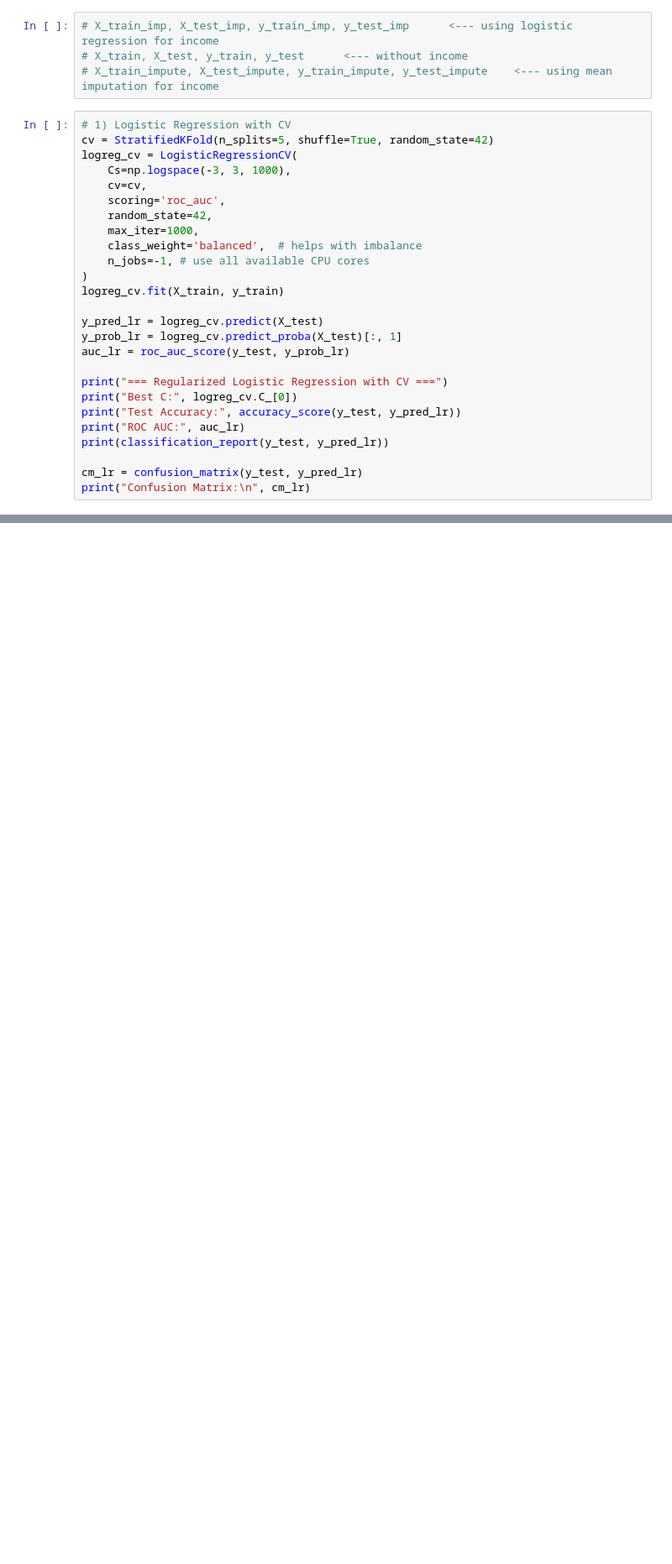
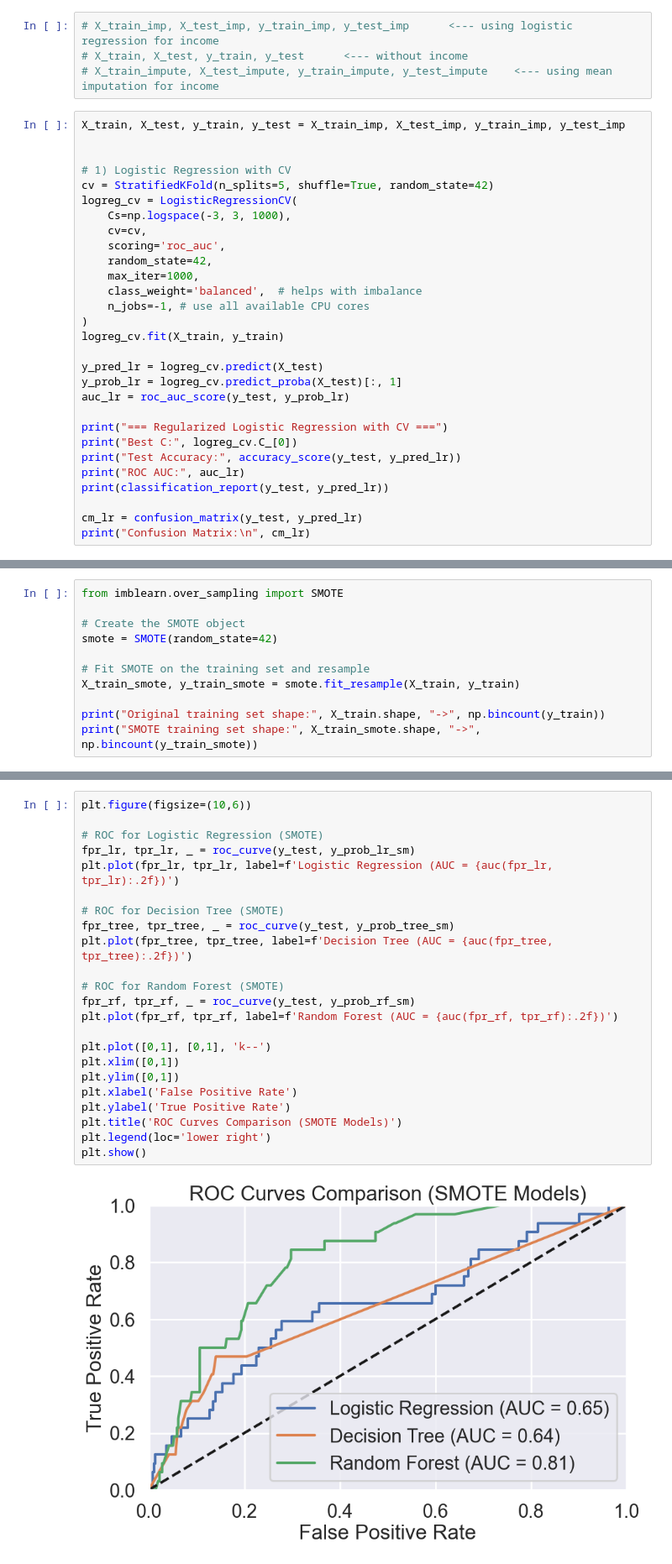
Before and after one commit to ulasawczuk/clinic3, a Jupyter notebook: clinic3/clinic3_empty_PD.ipynb, the cells around one changed output, grey strips where cells are left out. Shown at 84% size. Cells and saved outputs as stored; diff of their text form; blank space fills up the shorter version.

```diff
--- a/clinic3/clinic3_empty_PD.ipynb
+++ b/clinic3/clinic3_empty_PD.ipynb
@@ -896,6 +896,9 @@ For this question, you are also free (but not onbliged) to use techniques to add
 # X_train, X_test, y_train, y_test      <--- without income
 # X_train_impute, X_test_impute, y_train_impute, y_test_impute    <--- using mean imputation for income
 # %%
+X_train, X_test, y_train, y_test = X_train_imp, X_test_imp, y_train_imp, y_test_imp
+
+
 # 1) Logistic Regression with CV
 cv = StratifiedKFold(n_splits=5, shuffle=True, random_state=42)
 logreg_cv = LogisticRegressionCV(
@@ -1063,0 +1073,11 @@ plt.show()
+# %%
+from imblearn.over_sampling import SMOTE
+
+# Create the SMOTE object
+smote = SMOTE(random_state=42)
+
+# Fit SMOTE on the training set and resample
+X_train_smote, y_train_smote = smote.fit_resample(X_train, y_train)
+
+print("Original training set shape:", X_train.shape, "->", np.bincount(y_train))
+print("SMOTE training set shape:", X_train_smote.shape, "->", np.bincount(y_train_smote))
@@ -1063,0 +1257,25 @@ plt.show()
+# %%
+plt.figure(figsize=(10,6))
+
+# ROC for Logistic Regression (SMOTE)
+fpr_lr, tpr_lr, _ = roc_curve(y_test, y_prob_lr_sm)
+plt.plot(fpr_lr, tpr_lr, label=f'Logistic Regression (AUC = {auc(fpr_lr, tpr_lr):.2f})')
+
+# ROC for Decision Tree (SMOTE)
+fpr_tree, tpr_tree, _ = roc_curve(y_test, y_prob_tree_sm)
+plt.plot(fpr_tree, tpr_tree, label=f'Decision Tree (AUC = {auc(fpr_tree, tpr_tree):.2f})')
+
+# ROC for Random Forest (SMOTE)
+fpr_rf, tpr_rf, _ = roc_curve(y_test, y_prob_rf_sm)
+plt.plot(fpr_rf, tpr_rf, label=f'Random Forest (AUC = {auc(fpr_rf, tpr_rf):.2f})')
+
+plt.plot([0,1], [0,1], 'k--')
+plt.xlim([0,1])
+plt.ylim([0,1])
+plt.xlabel('False Positive Rate')
+plt.ylabel('True Positive Rate')
+plt.title('ROC Curves Comparison (SMOTE Models)')
+plt.legend(loc='lower right')
+plt.show()
+# %% [output]
+[figure, added]
```
Also changed, not shown: parts of 16 cells of this notebook, 2 other files.
